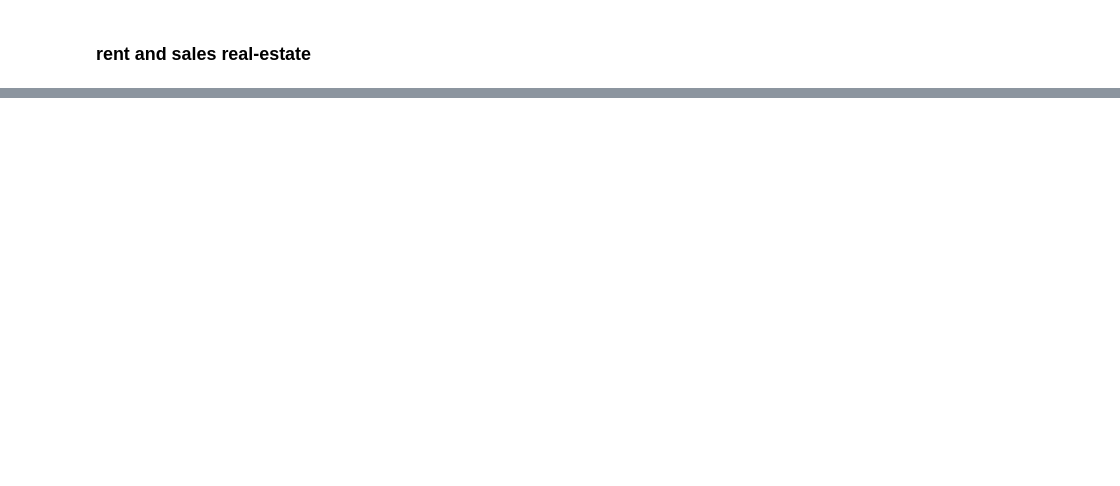
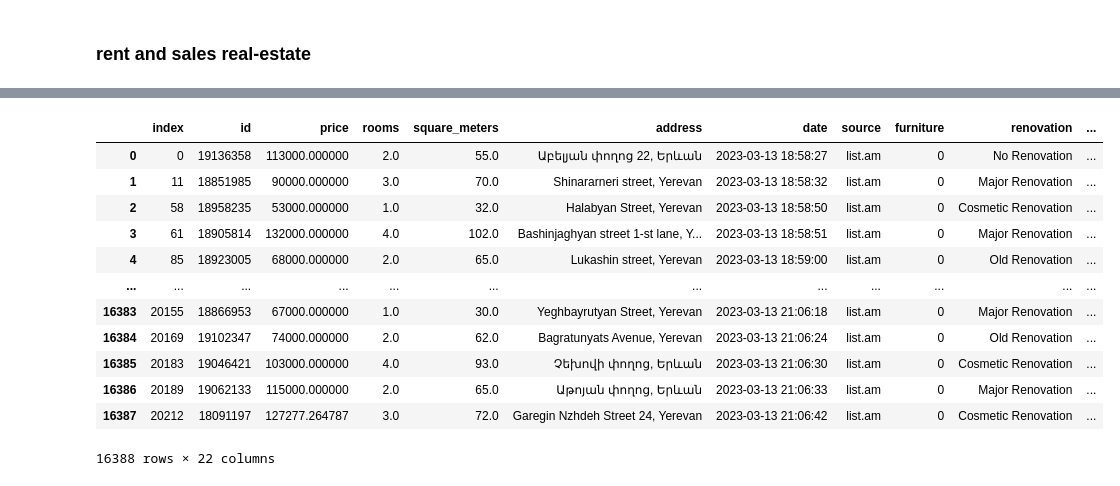
Before and after one commit to AvoDzis/capstone-real-estate, a Jupyter notebook: cleaning_data.ipynb, the cells around one changed output, grey strips where cells are left out. Drawn from its saved outputs; the diff is of its cells as text; code cells hidden in the pictures; blank space fills up the shorter version.

```diff
--- a/cleaning_data.ipynb
+++ b/cleaning_data.ipynb
@@ -158,0 +302,11 @@ rent = yerevan_actual.loc[(yerevan_actual["rent_or_sale"]=="rent houses") | (yer
+# %%
+for name, group in grouped_data:
+    q1 = group['price'].quantile(0.25)
+    #print(q1)
+    q3 = group['price'].quantile(0.75)
+    iqr = q3 - q1
+    lower_bound = q1 - 1.5 * iqr
+    upper_bound = q3 + 1.5 * iqr
+    outliers = group[(group['price'] < lower_bound) | (group['price'] > upper_bound)]
+    num_outliers = len(outliers)
+    print(f"District {name} has {num_outliers} outliers")
@@ -158,0 +328,21 @@ rent = yerevan_actual.loc[(yerevan_actual["rent_or_sale"]=="rent houses") | (yer
+# %%
+from sklearn.covariance import MinCovDet
+from scipy.spatial.distance import mahalanobis
+
+# loop over each group and calculate the Mahalanobis distance
+dfs_to_concat = []
+grouped_data = sale.groupby('district')
+for name, group in grouped_data:
+    X = group[['price', 'square_meters']]
+    covariance = np.cov(X, rowvar=False)
+    mahal = np.apply_along_axis(lambda x: mahalanobis(x, X.mean(axis=0), np.linalg.inv(covariance)), 1, X)
+    threshold = 3
+    outliers = group[np.array(mahal) > threshold]
+    num_outliers = len(outliers)
+    print(f"District {name} has {num_outliers} outliers:")
+    #print(outliers)
+    filtered_group = group[np.array(mahal) <= threshold]
+    dfs_to_concat.append(filtered_group)
+
+# concatenate the filtered DataFrames back together
+filtered_df = pd.concat(dfs_to_concat, ignore_index=True)
@@ -158,0 +362,16 @@ rent = yerevan_actual.loc[(yerevan_actual["rent_or_sale"]=="rent houses") | (yer
+# %%
+filtered_df
+# %% [output]
+|  | index | id | price | rooms | square_meters | address | date | source | furniture | renovation | ... |
+| 0 | 0 | 19136358 | 113000.000000 | 2.0 | 55.0 | Աբելյան փողոց 22, Երևան | 2023-03-13 18:58:27 | list.am | 0 | No Renovation | ... |
+| 1 | 11 | 18851985 | 90000.000000 | 3.0 | 70.0 | Shinararneri street, Yerevan | 2023-03-13 18:58:32 | list.am | 0 | Major Renovation | ... |
+| 2 | 58 | 18958235 | 53000.000000 | 1.0 | 32.0 | Halabyan Street, Yerevan | 2023-03-13 18:58:50 | list.am | 0 | Cosmetic Renovation | ... |
+| 3 | 61 | 18905814 | 132000.000000 | 4.0 | 102.0 | Bashinjaghyan street 1-st lane, Y... | 2023-03-13 18:58:51 | list.am | 0 | Major Renovation | ... |
+| 4 | 85 | 18923005 | 68000.000000 | 2.0 | 65.0 | Lukashin street, Yerevan | 2023-03-13 18:59:00 | list.am | 0 | Old Renovation | ... |
+| ... | ... | ... | ... | ... | ... | ... | ... | ... | ... | ... | ... |
+| 16383 | 20155 | 18866953 | 67000.000000 | 1.0 | 30.0 | Yeghbayrutyan Street, Yerevan | 2023-03-13 21:06:18 | list.am | 0 | Major Renovation | ... |
+| 16384 | 20169 | 19102347 | 74000.000000 | 2.0 | 62.0 | Bagratunyats Avenue, Yerevan | 2023-03-13 21:06:24 | list.am | 0 | Old Renovation | ... |
+| 16385 | 20183 | 19046421 | 103000.000000 | 4.0 | 93.0 | Չեխովի փողոց, Երևան | 2023-03-13 21:06:30 | list.am | 0 | Cosmetic Renovation | ... |
+| 16386 | 20189 | 19062133 | 115000.000000 | 2.0 | 65.0 | Աթոյան փողոց, Երևան | 2023-03-13 21:06:33 | list.am | 0 | Major Renovation | ... |
+| 16387 | 20212 | 18091197 | 127277.264787 | 3.0 | 72.0 | Garegin Nzhdeh Street 24, Yerevan | 2023-03-13 21:06:42 | list.am | 0 | Cosmetic Renovation | ... |
+16388 rows × 22 columns
```
Also changed, not shown: parts of 20 cells of this notebook.
